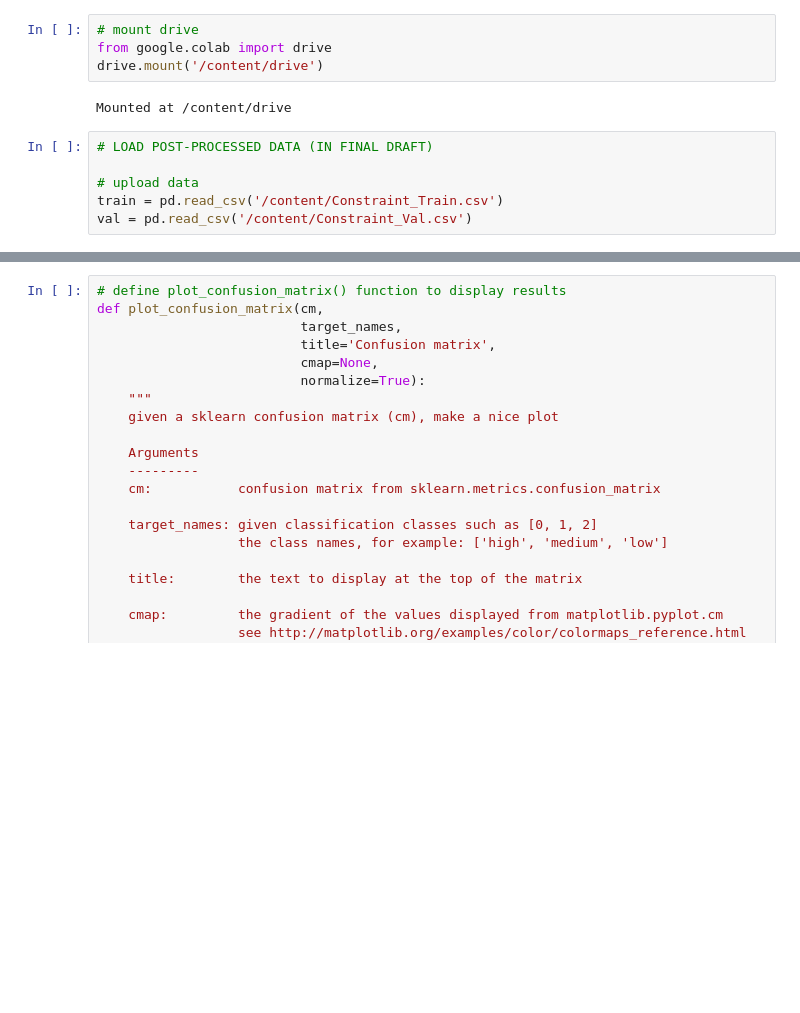
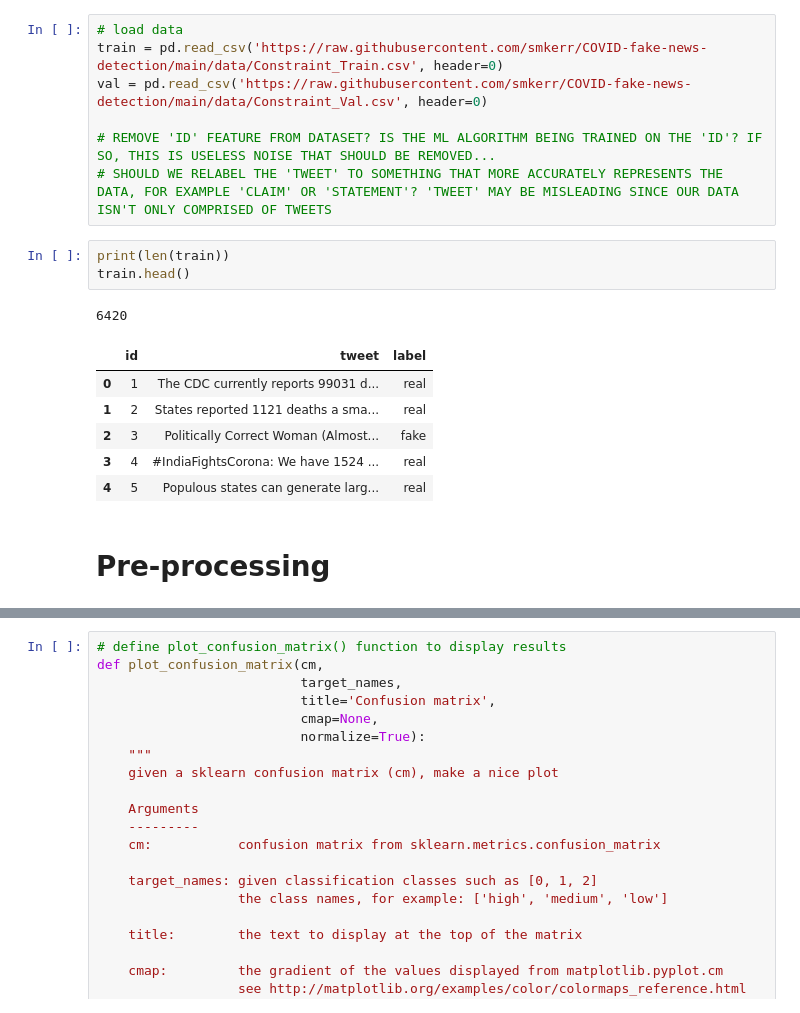
Before and after one commit to smkerr/COVID-fake-news-detection, a Jupyter notebook: model/baseline-model.ipynb, the cells around one changed output, grey strips where cells are left out. Cells and saved outputs as stored; diff of their text form; blank space fills up the shorter version.

```diff
--- a/model/baseline-model.ipynb
+++ b/model/baseline-model.ipynb
@@ -33,13 +48,21 @@ np.random.seed(42)
-# %%
-# mount drive
-from google.colab import drive
-drive.mount('/content/drive')
-# %% [output]
-Mounted at /content/drive
-# %%
-# LOAD POST-PROCESSED DATA (IN FINAL DRAFT)
-
-# upload data
-train = pd.read_csv('/content/Constraint_Train.csv')
-val = pd.read_csv('/content/Constraint_Val.csv')
+# %%
+# load data
+train = pd.read_csv('https://raw.githubusercontent.com/smkerr/COVID-fake-news-detection/main/data/Constraint_Train.csv', header=0)
+val = pd.read_csv('https://raw.githubusercontent.com/smkerr/COVID-fake-news-detection/main/data/Constraint_Val.csv', header=0)
+
+# REMOVE 'ID' FEATURE FROM DATASET? IS THE ML ALGORITHM BEING TRAINED ON THE 'ID'? IF SO, THIS IS USELESS NOISE THAT SHOULD BE REMOVED...
+# SHOULD WE RELABEL THE 'TWEET' TO SOMETHING THAT MORE ACCURATELY REPRESENTS THE DATA, FOR EXAMPLE 'CLAIM' OR 'STATEMENT'? 'TWEET' MAY BE MISLEADING SINCE OUR DATA ISN'T ONLY COMPRISED OF TWEETS
+# %%
+print(len(train))
+train.head()
+# %% [output]
+6420
+|  | id | tweet | label |
+| 0 | 1 | The CDC currently reports 99031 d... | real |
+| 1 | 2 | States reported 1121 deaths a sma... | real |
+| 2 | 3 | Politically Correct Woman (Almost... | fake |
+| 3 | 4 | #IndiaFightsCorona: We have 1524 ... | real |
+| 4 | 5 | Populous states can generate larg... | real |
+# %% [markdown]
+# Pre-processing
 # %%
```
Also changed, not shown: parts of 33 cells of this notebook.
